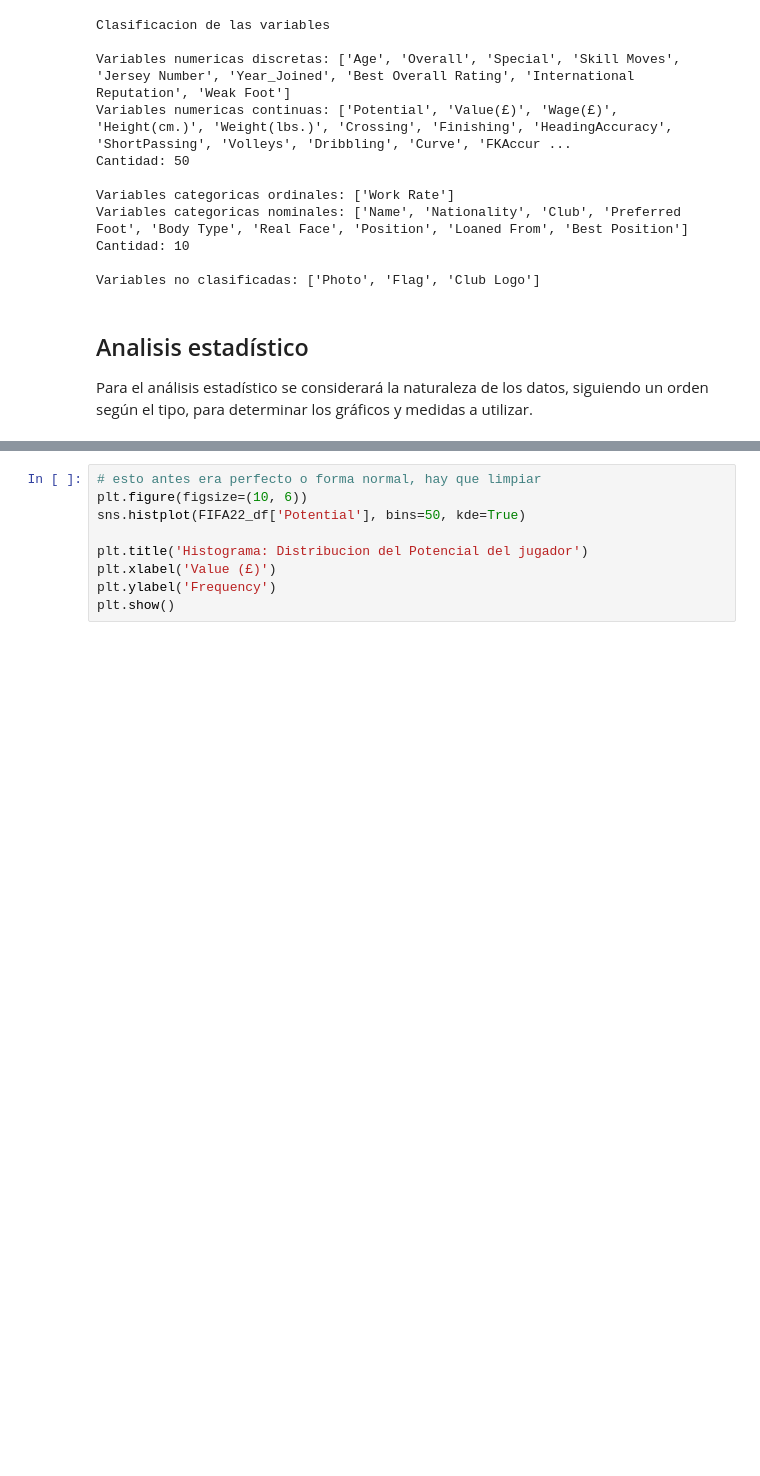
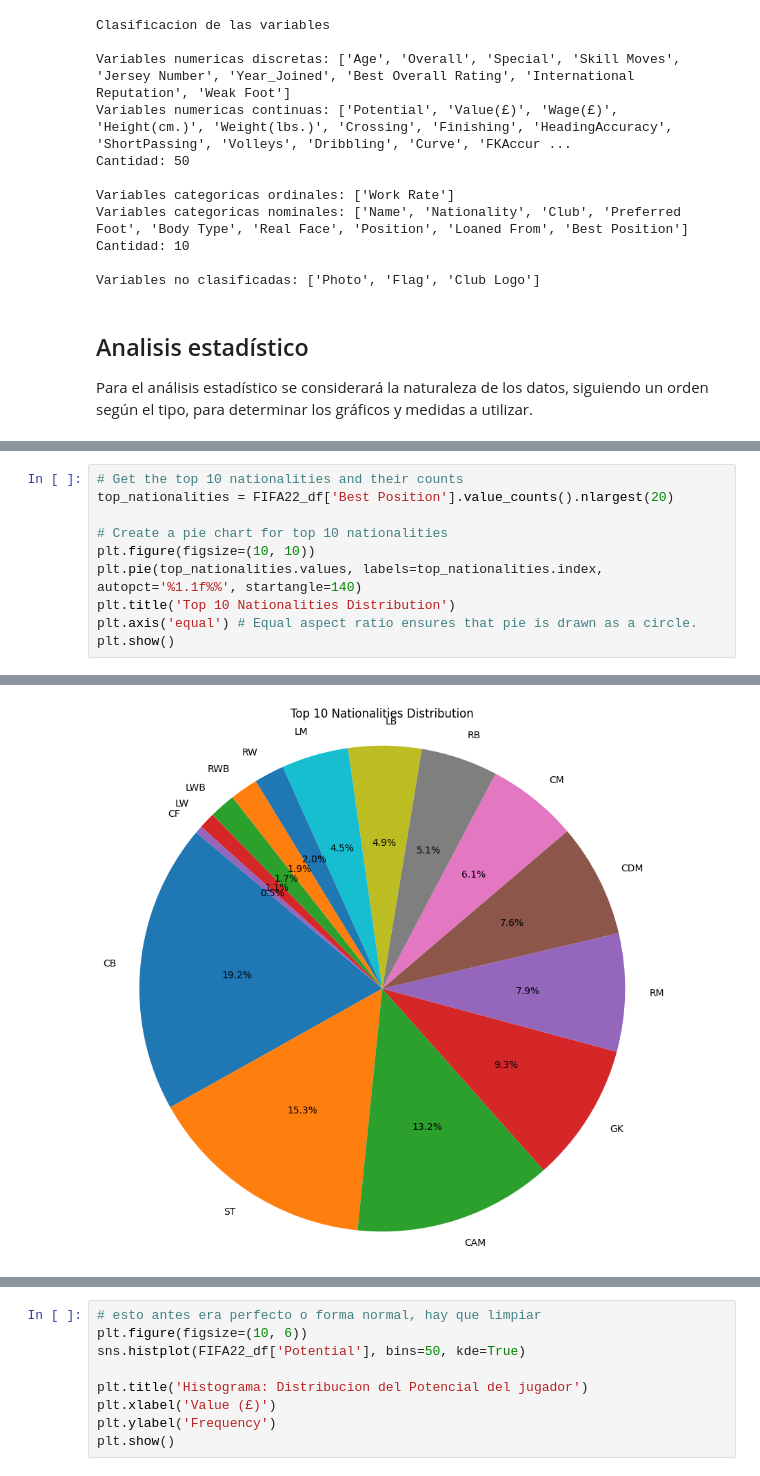
Before and after one commit to BrandonLCC/FIFA_ML_Kedro, a Jupyter notebook: machine-learning-project/notebooks/2_Data_Understanding.ipynb, the cells around one changed output, grey strips where cells are left out. Cells and saved outputs as stored; diff of their text form; blank space fills up the shorter version.

```diff
--- a/machine-learning-project/notebooks/2_Data_Understanding.ipynb
+++ b/machine-learning-project/notebooks/2_Data_Understanding.ipynb
@@ -363,0 +424,11 @@ categoricos ordinales
+# %%
+# Get the top 10 nationalities and their counts
+top_nationalities = FIFA22_df['Best Position'].value_counts().nlargest(20)
+
+# Create a pie chart for top 10 nationalities
+plt.figure(figsize=(10, 10))
+plt.pie(top_nationalities.values, labels=top_nationalities.index, autopct='%1.1f%%', startangle=140)
+plt.title('Top 10 Nationalities Distribution')
+plt.axis('equal') # Equal aspect ratio ensures that pie is drawn as a circle.
+plt.show()
+# %% [output]
@@ -363,0 +436 @@ categoricos ordinales
+[figure, added]
```
Also changed, not shown: parts of 25 cells of this notebook, 1 other file.
